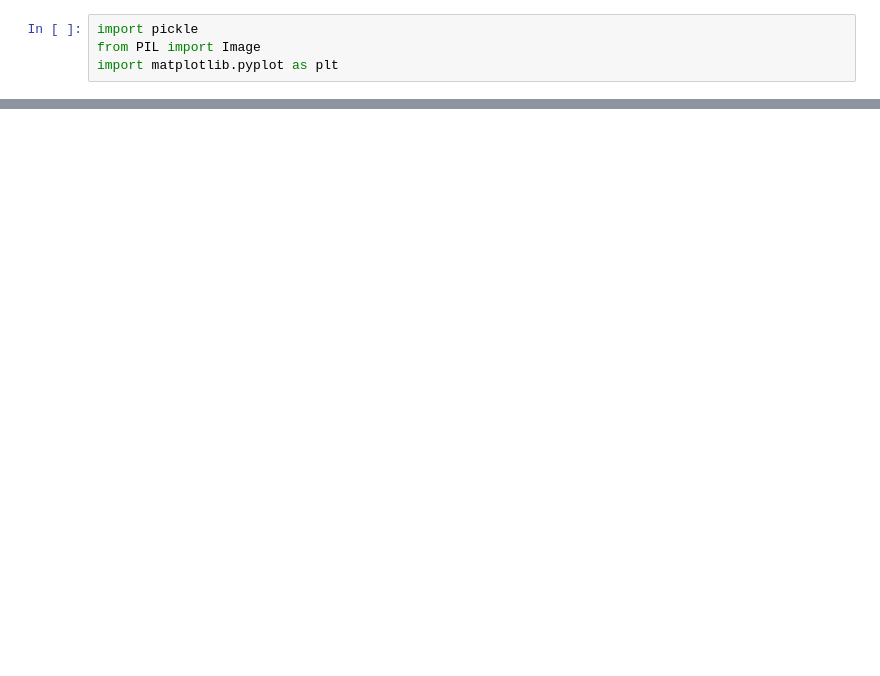
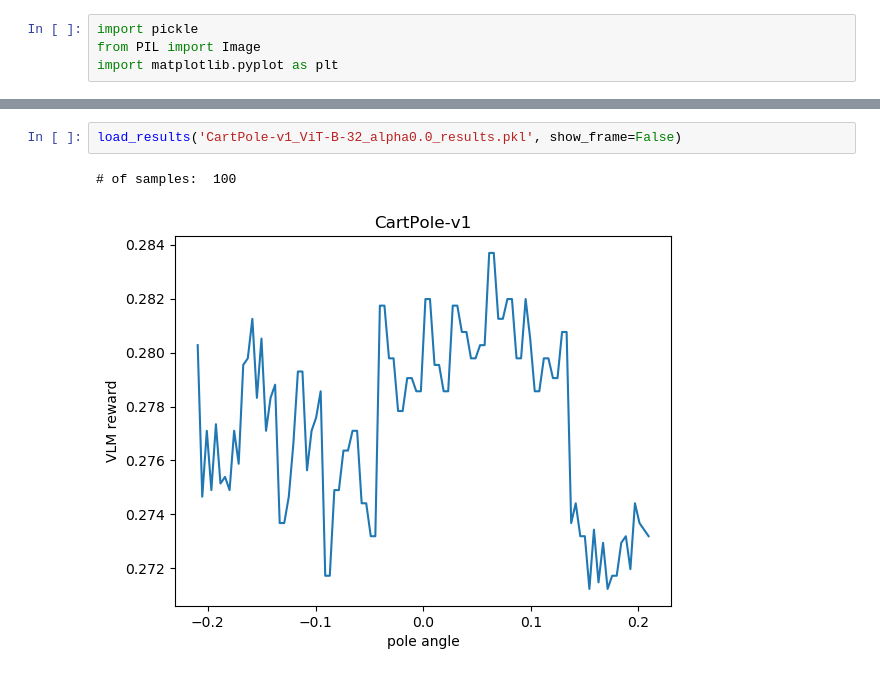
Before and after one commit to quantumiracle/human_prior_games, a Jupyter notebook: openai_gym/read_render.ipynb, the cells around one changed output, grey strips where cells are left out. Cells and saved outputs as stored; diff of their text form; blank space fills up the shorter version.

```diff
--- a/openai_gym/read_render.ipynb
+++ b/openai_gym/read_render.ipynb
@@ -38,0 +40,5 @@ var value: -1.0530612244897959, vlm reward: 0.4875383973121643
+# %%
+load_results('CartPole-v1_ViT-B-32_alpha0.0_results.pkl', show_frame=False)
+# %% [output]
+# of samples:  100
+[figure, added]
```
Also changed, not shown: parts of 6 cells of this notebook, 3 other files.
